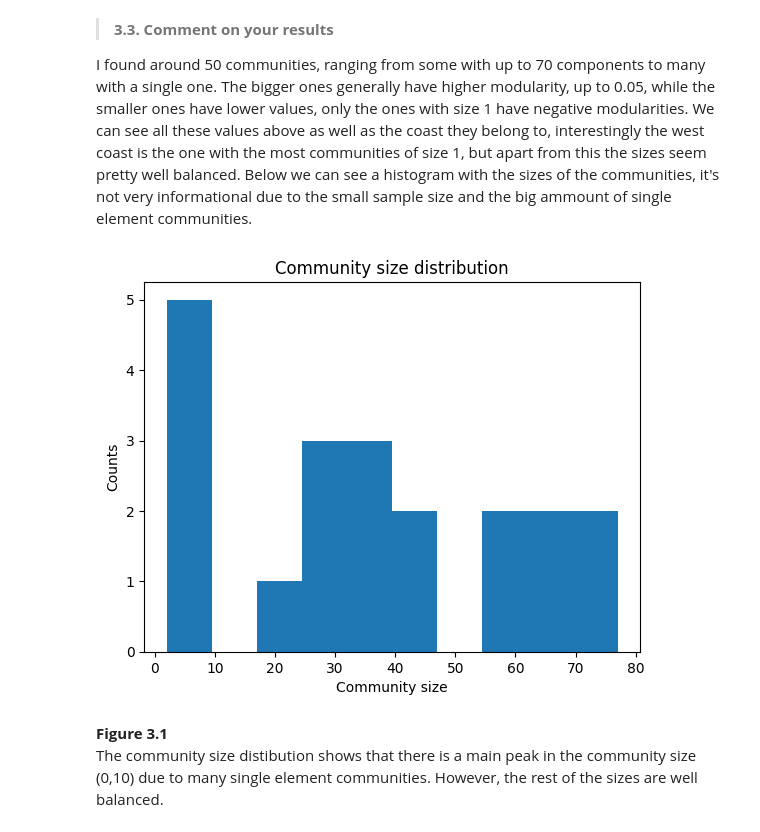
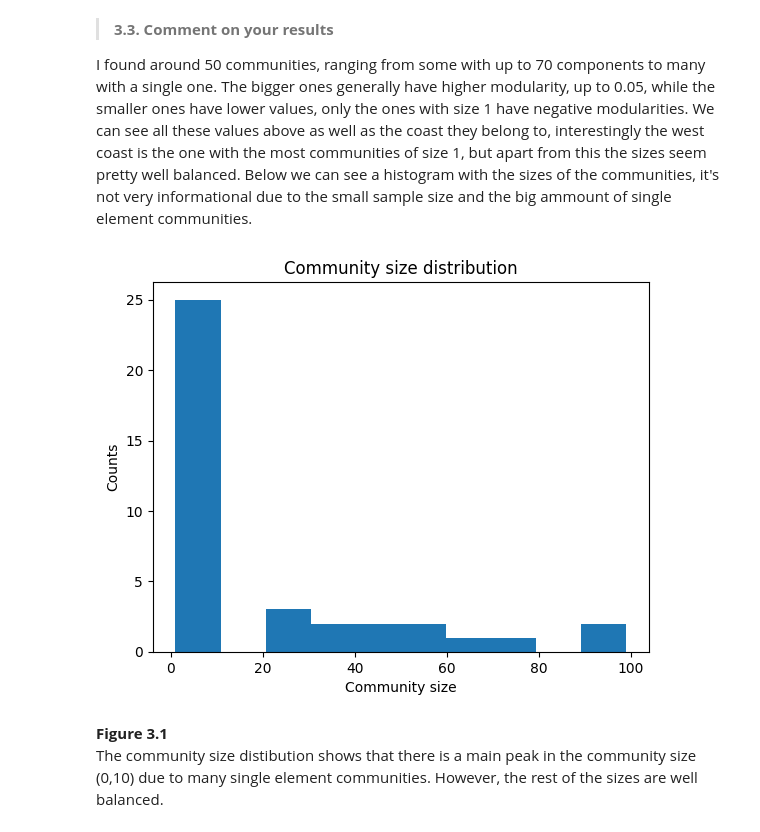
Before and after one commit to Davide011/Social_Graph, a Jupyter notebook: Assignment2_colab.ipynb, the cells around one changed output. Drawn from its saved outputs; the diff is of its cells as text; code cells hidden in the pictures.

```diff
--- a/Assignment2_colab.ipynb
+++ b/Assignment2_colab.ipynb
@@ -1047,14 +1046,14 @@ Communities:
 
 I found around 50 communities, ranging from some with up to 70 components to many with a single one. The bigger ones generally have higher modularity, up to 0.05, while the smaller ones have lower values, only the ones with size 1 have negative modularities. We can see all these values above as well as the coast they belong to, interestingly the west coast is the one with the most communities of size 1, but apart from this the sizes seem pretty well balanced. Below we can see a histogram with the sizes of the communities, it's not very informational due to the small sample size and the big ammount of single element communities.
 # %%
-lengths = [len(rap_list) for rap_list in joint_communities.values() if len(rap_list)>1]
+lengths = [len(rap_list) for rap_list in joint_communities.values() if len(rap_list)>0] #the len > 1 can be used to omit the many size 1 communities
 plt.hist(lengths, bins=10)
 plt.title('Community size distribution')
 plt.xlabel('Community size')
 plt.ylabel('Counts')
 plt.show()
 # %% [output]
-[figure, old version]
+[figure, new version]
 # %% [markdown]
 **Figure 3.1** <br>
 The community size distibution shows that there is a main peak in the community size (0,10) due to many single element communities. However, the rest of the sizes are well balanced.
```
Also changed, not shown: parts of 16 cells of this notebook.
